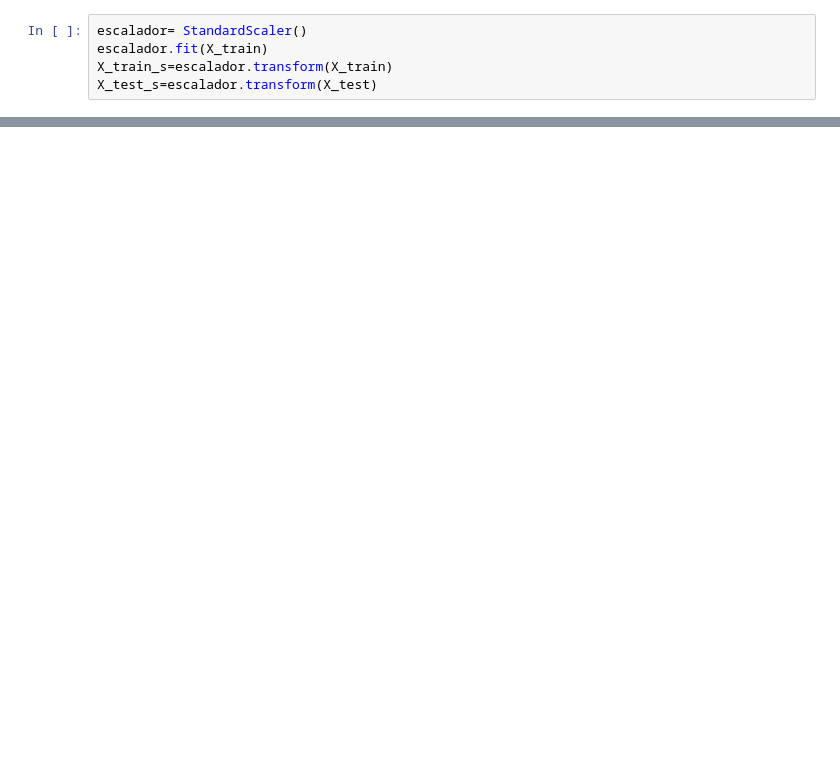
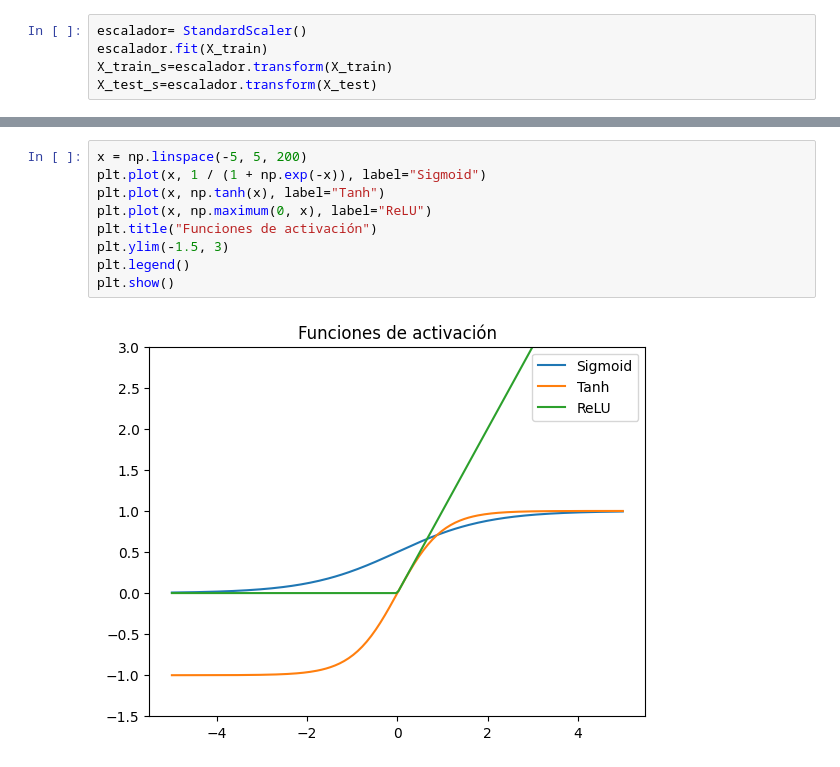
Before and after one commit to marvinjc/fund_redes_neuronales_python, a Jupyter notebook: laboratorio_1.ipynb, the cells around one changed output, grey strips where cells are left out. Drawn from its saved outputs; the diff is of its cells as text; blank space fills up the shorter version.

```diff
--- a/laboratorio_1.ipynb
+++ b/laboratorio_1.ipynb
@@ -186,0 +188,11 @@ Ejemplo de probabilidades: [0.091 0.047 0.012 0.287 0.273 0.546 0.503 0.273]
+# %%
+x = np.linspace(-5, 5, 200)
+plt.plot(x, 1 / (1 + np.exp(-x)), label="Sigmoid")
+plt.plot(x, np.tanh(x), label="Tanh")
+plt.plot(x, np.maximum(0, x), label="ReLU")
+plt.title("Funciones de activación")
+plt.ylim(-1.5, 3)
+plt.legend()
+plt.show()
+# %% [output]
+[figure, added]
```
Also changed, not shown: parts of 45 cells of this notebook, 1 other file.
